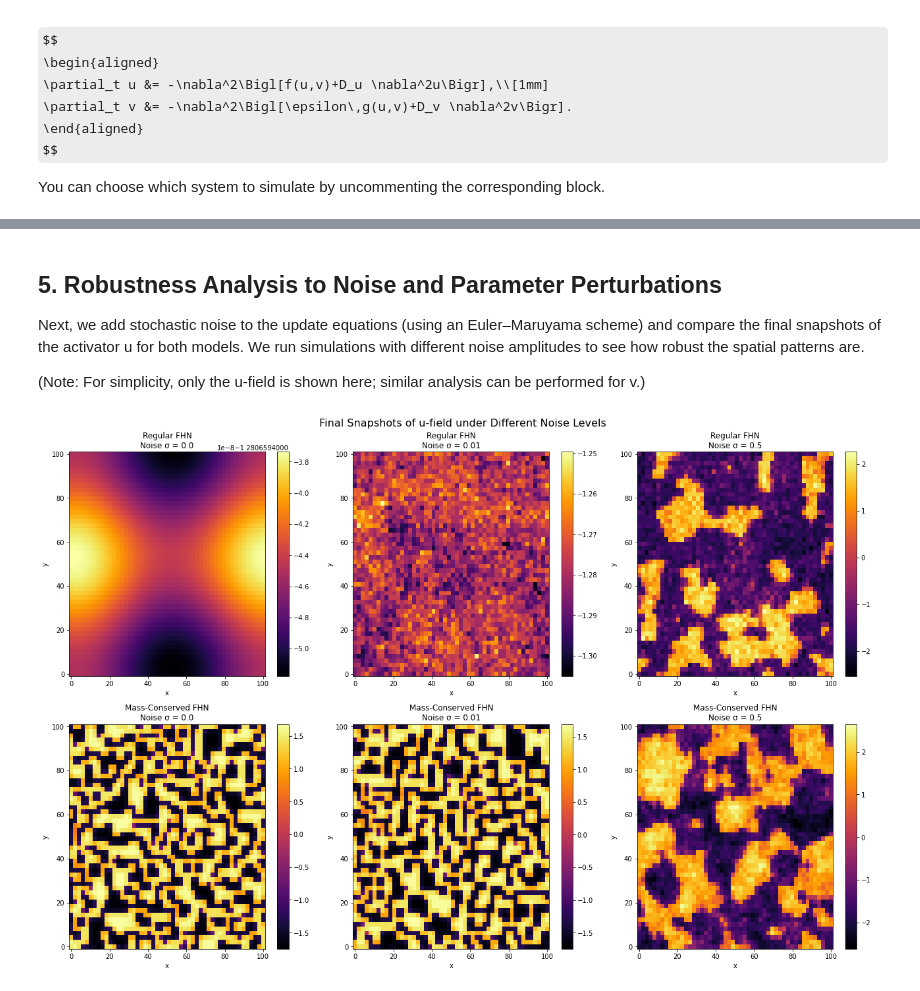
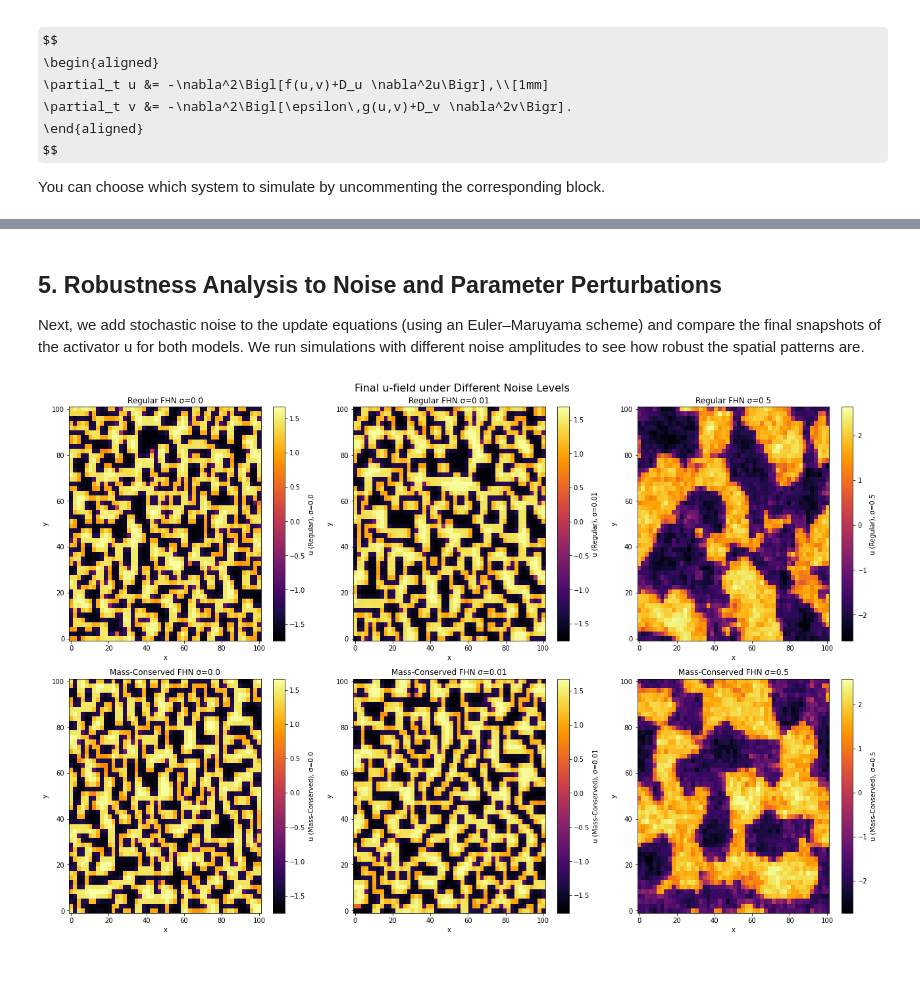
Before and after one commit to RedaElassooudi/Dynamics-and-Waves-in-Regular-vs.-Mass-Conserved-FitzHugh-Nagumo-Systems, a Jupyter notebook: code/fhn_model.ipynb, the cells around one changed output, grey strips where cells are left out. Drawn from its saved outputs; the diff is of its cells as text; code cells hidden in the pictures; some formulas as TeX source.

```diff
--- a/code/fhn_model.ipynb
+++ b/code/fhn_model.ipynb
@@ -402,5 +411,3 @@ plt.show()
 
 Next, we add stochastic noise to the update equations (using an Euler–Maruyama scheme) and compare the final snapshots of the activator u for both models. We run simulations with
 different noise amplitudes to see how robust the spatial patterns are.
-
-(Note: For simplicity, only the u-field is shown here; similar analysis can be performed for v.)
@@ -484,37 +414,22 @@ noise_levels = [0.0, 0.01, 0.5]
-# %%
-# For each noise level, simulate and store the final snapshot (u-field) for both models.
-final_snapshots_reg = []
-final_snapshots_mc = []
-
-for sigma in noise_levels:
-    Xn, Yn, t_vec_n, u_reg_noise, _ = simulate_regular_fhn_noise(T_noise, dt_noise, n_space_n, domain_n, a_n, b_n, epsilon_n, Du_n, Dv_n, sigma)
-    final_snapshots_reg.append(u_reg_noise[-1])
-
-    Xn_mc, Yn_mc, t_vec_n, u_mc_noise, _ = simulate_mass_conserved_fhn_noise(T_noise, dt_noise, n_space_n, domain_n, a_n, b_n, epsilon_n, Du_n, Dv_n, sigma)
-    final_snapshots_mc.append(u_mc_noise[-1])
 # %%
-# Plot a comparison of final u-field snapshots for both models at different noise levels.
-fig, axes = plt.subplots(2, len(noise_levels), figsize=(18, 12))
+# 3) Noise Study
+noise_levels = [0.0, 0.01, 0.5]
+final_reg, final_mc = [], []
+for sigma in noise_levels:
+    _, _, _, u_n, _ = simulate_regular_fhn_noise(T, dt, n_space, domain, a, b, epsilon, Du, Dv, sigma)
+    _, _, _, u_mc_n, _ = simulate_regular_fhn_noise(T, dt, n_space, domain, a, b, epsilon, Du, Dv, sigma)
+    final_reg.append(u_n[-1]); final_mc.append(u_mc_n[-1])
 
+# Plot noise results
+fig, axes = plt.subplots(2, len(noise_levels), figsize=(18,12))
 for i, sigma in enumerate(noise_levels):
-    # Regular FHN subplot:
-    ax = axes[0, i]
-    p = ax.pcolormesh(Xn, Yn, final_snapshots_reg[i], shading='auto', cmap='inferno')
-    ax.set_title(f"Regular FHN\nNoise σ = {sigma}")
-    ax.set_xlabel("x")
-    ax.set_ylabel("y")
-    fig.colorbar(p, ax=ax)
-
-    # Mass-Conserved FHN subplot:
-    ax_mc = axes[1, i]
-    p_mc = ax_mc.pcolormesh(Xn_mc, Yn_mc, final_snapshots_mc[i], shading='auto', cmap='inferno')
-    ax_mc.set_title(f"Mass-Conserved FHN\nNoise σ = {sigma}")
-    ax_mc.set_xlabel("x")
-    ax_mc.set_ylabel("y")
-    fig.colorbar(p_mc, ax=ax_mc)
-
-plt.suptitle("Final Snapshots of u-field under Different Noise Levels", fontsize=16)
-plt.tight_layout()
-plt.show()
+    ax = axes[0,i]
+    plot_field(ax, X_reg, Y_reg, final_reg[i], f'u (Regular), σ={sigma}')
+    ax.set_title(f'Regular FHN σ={sigma}')
+    ax = axes[1,i]
+    plot_field(ax, X_mc, Y_mc, final_mc[i], f'u (Mass-Conserved), σ={sigma}')
+    ax.set_title(f'Mass-Conserved FHN σ={sigma}')
+plt.suptitle('Final u-field under Different Noise Levels', fontsize=16)
+plt.tight_layout(); plt.show()
 # %% [output]
-[figure, old version]
+[figure, new version]
```
Also changed, not shown: parts of 22 cells of this notebook.
